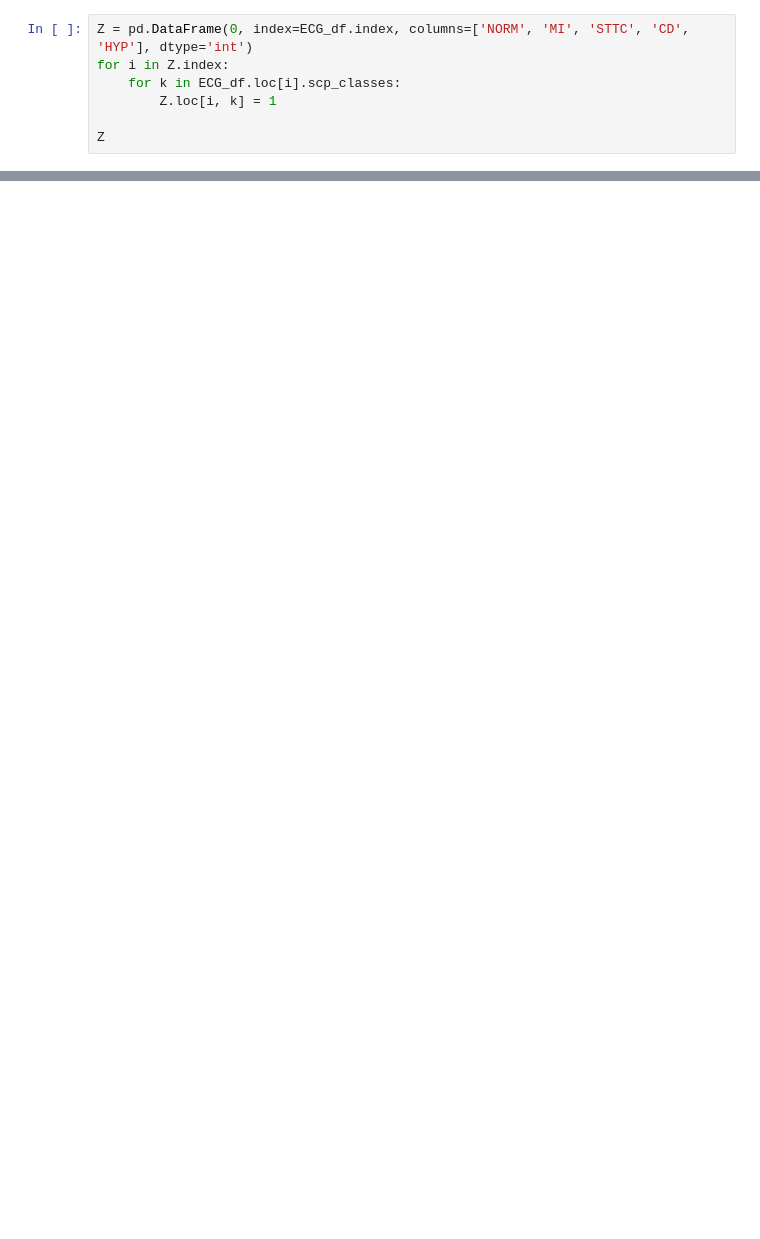
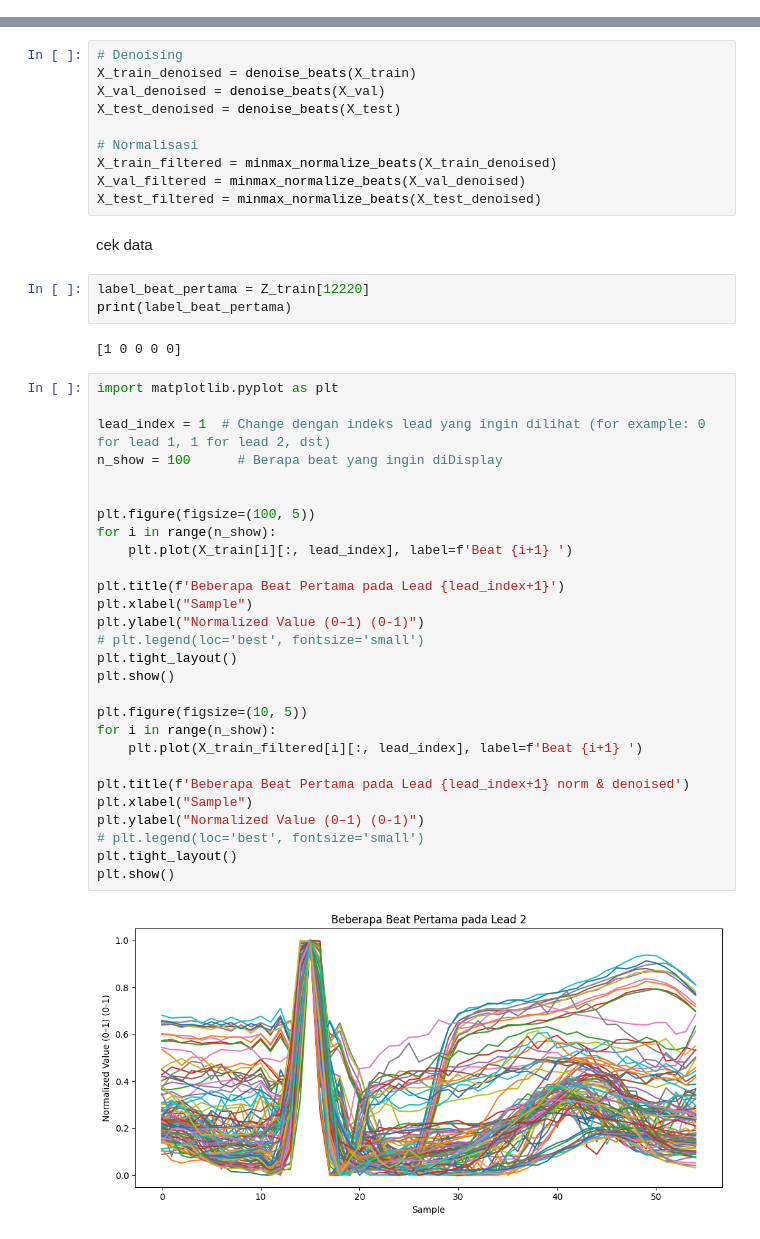
Before and after one commit to NugrohoRahmanto/TugasAkhir-Thesis, a Jupyter notebook: cnn-lstm.ipynb, the cells around one changed output, grey strips where cells are left out. Drawn from its saved outputs; the diff is of its cells as text; blank space fills up the shorter version.

```diff
--- a/cnn-lstm.ipynb
+++ b/cnn-lstm.ipynb
@@ -363,7 +0,0 @@ Z targets (target)
-# %%
-Z = pd.DataFrame(0, index=ECG_df.index, columns=['NORM', 'MI', 'STTC', 'CD', 'HYP'], dtype='int')
-for i in Z.index:
-    for k in ECG_df.loc[i].scp_classes:
-        Z.loc[i, k] = 1
-
-Z
@@ -609,0 +55,47 @@ END of data view and preprocessing
+# %%
+# Denoising
+X_train_denoised = denoise_beats(X_train)
+X_val_denoised = denoise_beats(X_val)
+X_test_denoised = denoise_beats(X_test)
+
+# Normalisasi
+X_train_filtered = minmax_normalize_beats(X_train_denoised)
+X_val_filtered = minmax_normalize_beats(X_val_denoised)
+X_test_filtered = minmax_normalize_beats(X_test_denoised)
+# %% [markdown]
+cek data
+# %%
+label_beat_pertama = Z_train[12220]
+print(label_beat_pertama)
+# %% [output]
+[1 0 0 0 0]
+# %%
+import matplotlib.pyplot as plt
+
+lead_index = 1  # Change dengan indeks lead yang ingin dilihat (for example: 0 for lead 1, 1 for lead 2, dst)
+n_show = 100      # Berapa beat yang ingin diDisplay
+
+
+plt.figure(figsize=(100, 5))
+for i in range(n_show):
+    plt.plot(X_train[i][:, lead_index], label=f'Beat {i+1} ')
+
+plt.title(f'Beberapa Beat Pertama pada Lead {lead_index+1}')
+plt.xlabel("Sample")
+plt.ylabel("Normalized Value (0–1) (0-1)")
+# plt.legend(loc='best', fontsize='small')
+plt.tight_layout()
+plt.show()
+
+plt.figure(figsize=(10, 5))
+for i in range(n_show):
+    plt.plot(X_train_filtered[i][:, lead_index], label=f'Beat {i+1} ')
+
+plt.title(f'Beberapa Beat Pertama pada Lead {lead_index+1} norm & denoised')
+plt.xlabel("Sample")
+plt.ylabel("Normalized Value (0–1) (0-1)")
+# plt.legend(loc='best', fontsize='small')
+plt.tight_layout()
+plt.show()
+# %% [output]
+[figure, added]
```
Also changed, not shown: parts of 47 cells of this notebook, 6 other files.
